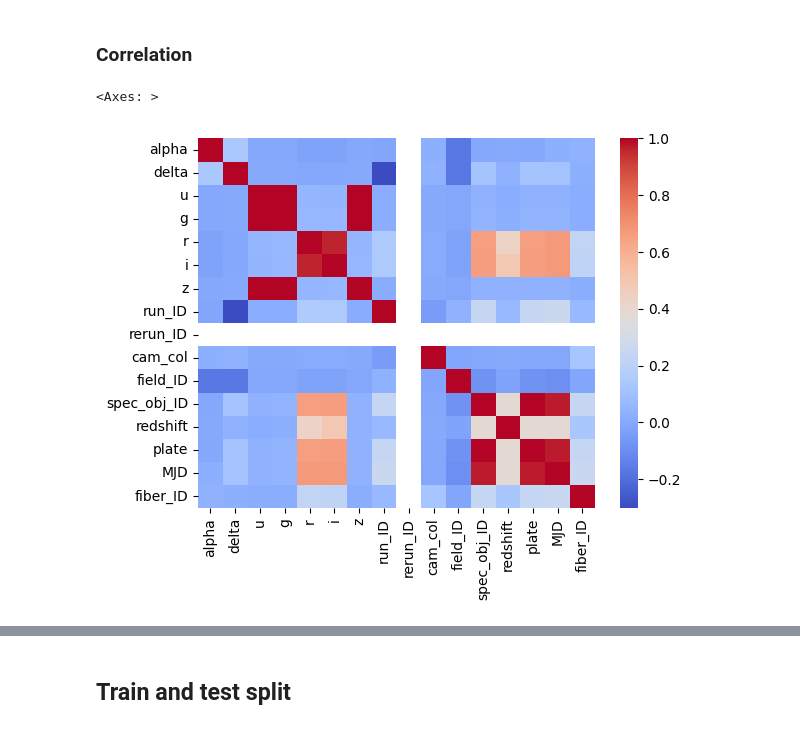
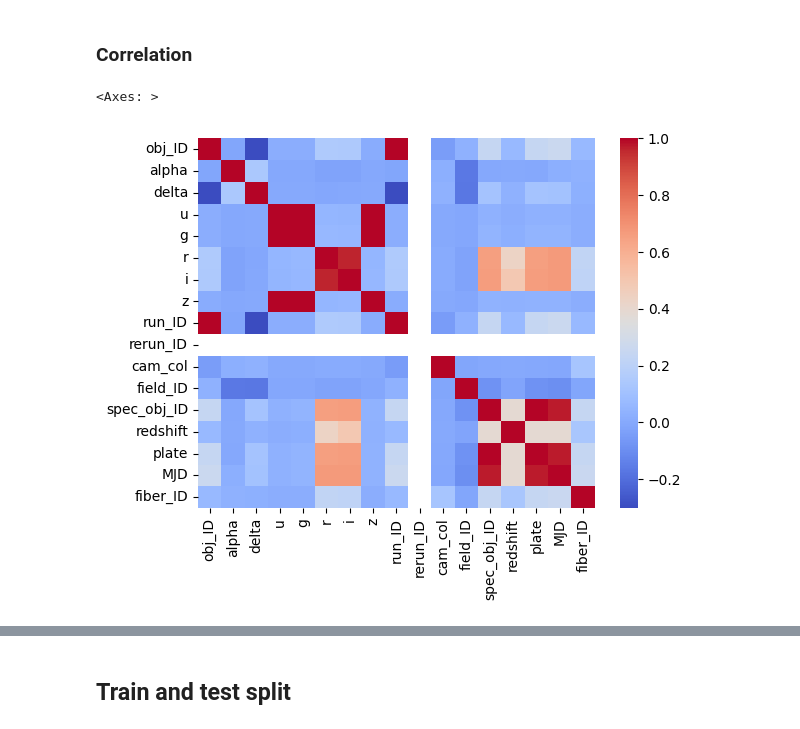
Before and after one commit to sunblade02/ml-astronomy, a Jupyter notebook: ML-Astronomy.ipynb, the cells around one changed output, grey strips where cells are left out. Saved outputs shown, nothing was run; the diff lists cells and outputs as text; code cells hidden in the pictures.

```diff
--- a/ML-Astronomy.ipynb
+++ b/ML-Astronomy.ipynb
@@ -17,7 +20,7 @@ import seaborn as sns
 path = kagglehub.dataset_download("fedesoriano/stellar-classification-dataset-sdss17")
 filename = "star_classification.csv"
 filepath = os.path.join(path, filename)
-df = pl.read_csv(filepath, schema_overrides={"obj_ID": pl.Utf8})
+df = pd.read_csv(filepath)
 # %% [markdown]
 ## EDA
 # %% [markdown]
@@ -162,9 +157,9 @@ plt.show()
 # %% [markdown]
 ### Correlation
 # %%
-corr = df.to_pandas().corr(numeric_only=True)
+corr = df.corr(numeric_only=True)
 sns.heatmap(corr, cmap="coolwarm")
 # %% [output]
 <Axes: >
-[figure, old version]
+[figure, new version]
 # %%
```
Also changed, not shown: parts of 19 cells of this notebook, 1 other file.
